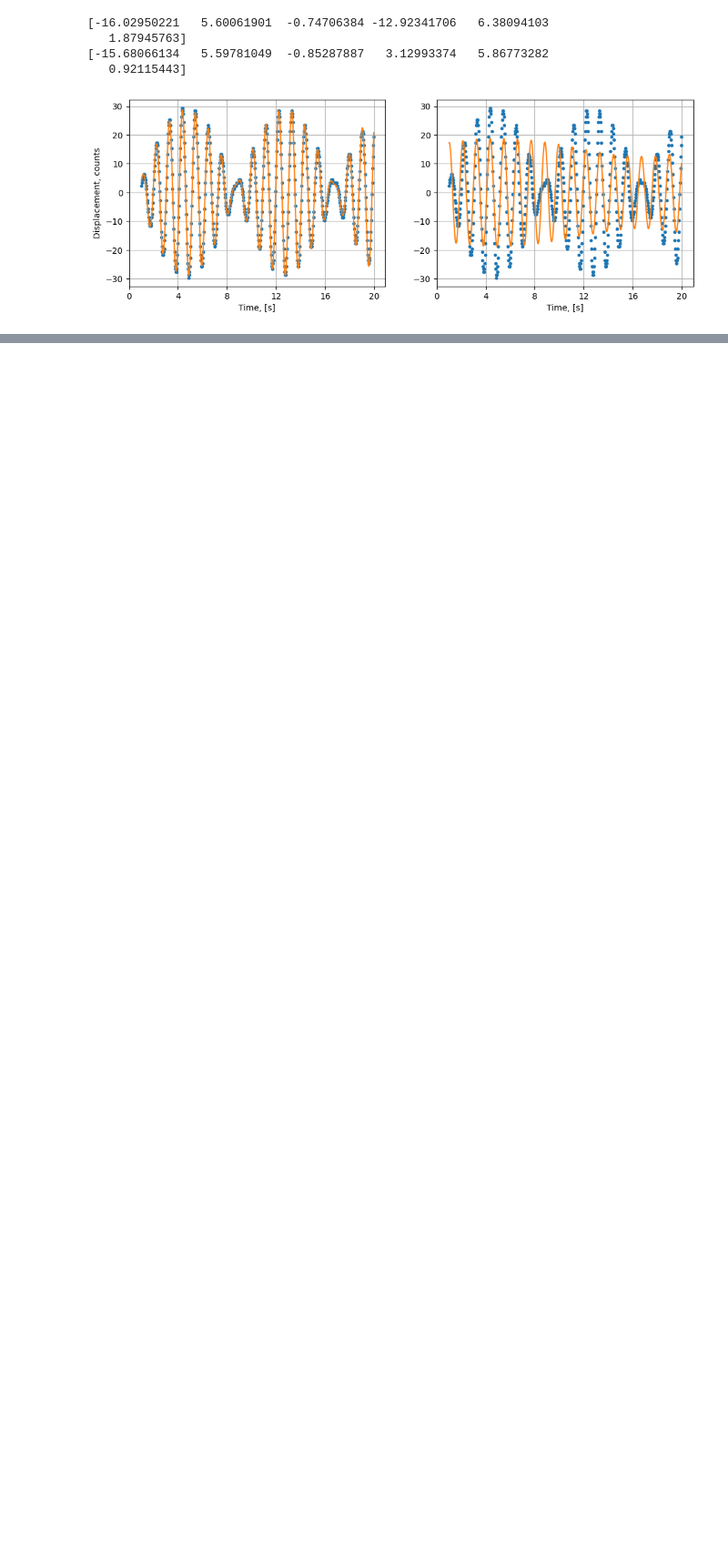
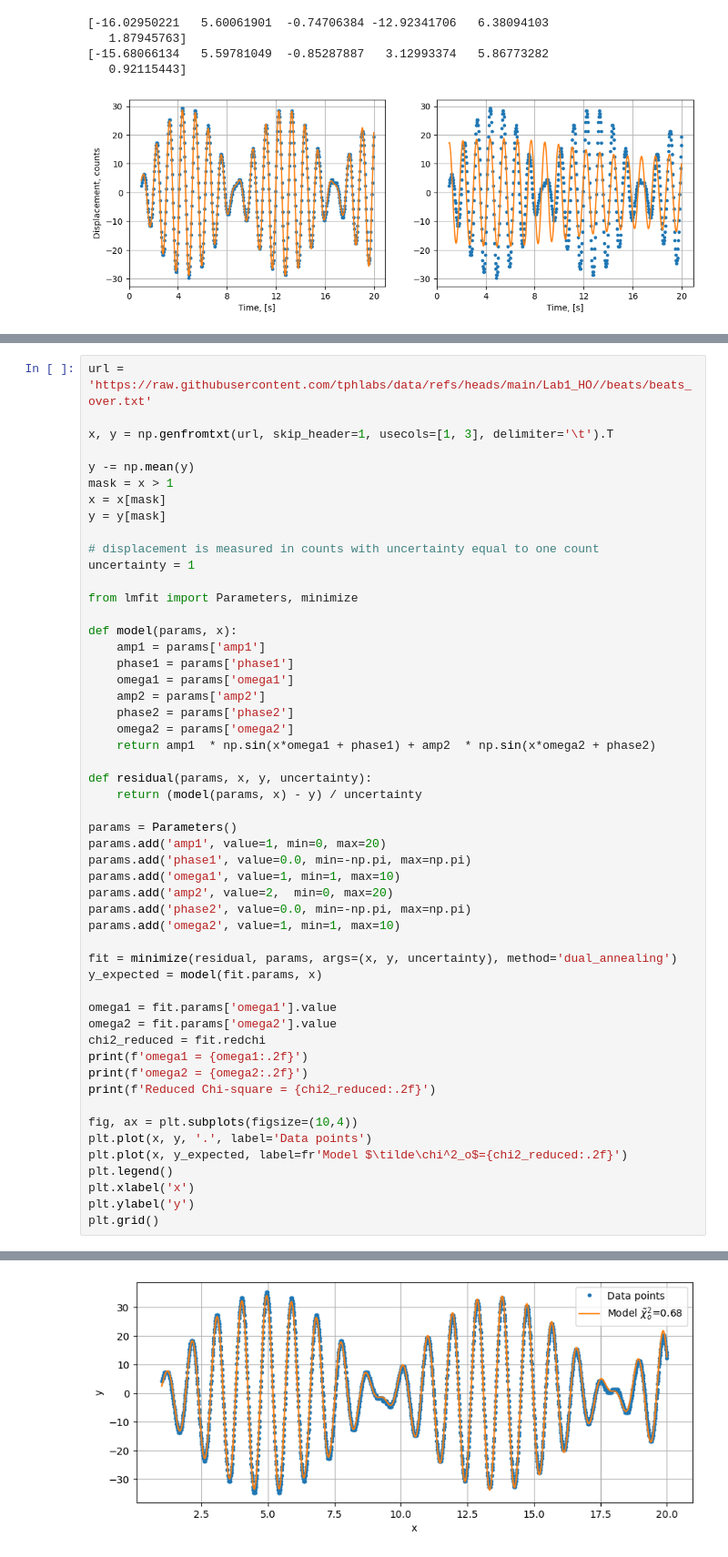
Before and after one commit to evgeny-kolonsky/summer_seminar, a Jupyter notebook: Seminar_part3.ipynb, the cells around one changed output, grey strips where cells are left out. Shown: that part at 91% size. Cells and saved outputs as stored; diff of their text form; blank space fills up the shorter version.

Commit message:
+ conclusion slide, + lmfit slide

```diff
--- a/Seminar_part3.ipynb
+++ b/Seminar_part3.ipynb
@@ -549,0 +560,53 @@ Text(5.1, 3.9, '')
+# %%
+url = 'https://raw.githubusercontent.com/tphlabs/data/refs/heads/main/Lab1_HO//beats/beats_over.txt'
+
+x, y = np.genfromtxt(url, skip_header=1, usecols=[1, 3], delimiter='\t').T
+
+y -= np.mean(y)
+mask = x > 1
+x = x[mask]
+y = y[mask]
+
+# displacement is measured in counts with uncertainty equal to one count
+uncertainty = 1
+
+from lmfit import Parameters, minimize
+
+def model(params, x):
+    amp1 = params['amp1']
+    phase1 = params['phase1']
+    omega1 = params['omega1']
+    amp2 = params['amp2']
+    phase2 = params['phase2']
+    omega2 = params['omega2']
+    return amp1  * np.sin(x*omega1 + phase1) + amp2  * np.sin(x*omega2 + phase2)
+
+def residual(params, x, y, uncertainty):
+    return (model(params, x) - y) / uncertainty
+
+params = Parameters()
+params.add('amp1', value=1, min=0, max=20)
+params.add('phase1', value=0.0, min=-np.pi, max=np.pi)
+params.add('omega1', value=1, min=1, max=10)
+params.add('amp2', value=2,  min=0, max=20)
+params.add('phase2', value=0.0, min=-np.pi, max=np.pi)
+params.add('omega2', value=1, min=1, max=10)
+
+fit = minimize(residual, params, args=(x, y, uncertainty), method='dual_annealing')
+y_expected = model(fit.params, x)
+
+omega1 = fit.params['omega1'].value
+omega2 = fit.params['omega2'].value
+chi2_reduced = fit.redchi
+print(f'omega1 = {omega1:.2f}')
+print(f'omega2 = {omega2:.2f}')
+print(f'Reduced Chi-square = {chi2_reduced:.2f}')
+
+fig, ax = plt.subplots(figsize=(10,4))
+plt.plot(x, y, '.', label='Data points')
+plt.plot(x, y_expected, label=fr'Model $\tilde\chi^2_o$={chi2_reduced:.2f}')
+plt.legend()
+plt.xlabel('x')
+plt.ylabel('y')
+plt.grid()
+# %% [output]
@@ -549,0 +616 @@ Text(5.1, 3.9, '')
+[figure, added]
```
Also changed, not shown: parts of 6 cells of this notebook, 1 other file.
